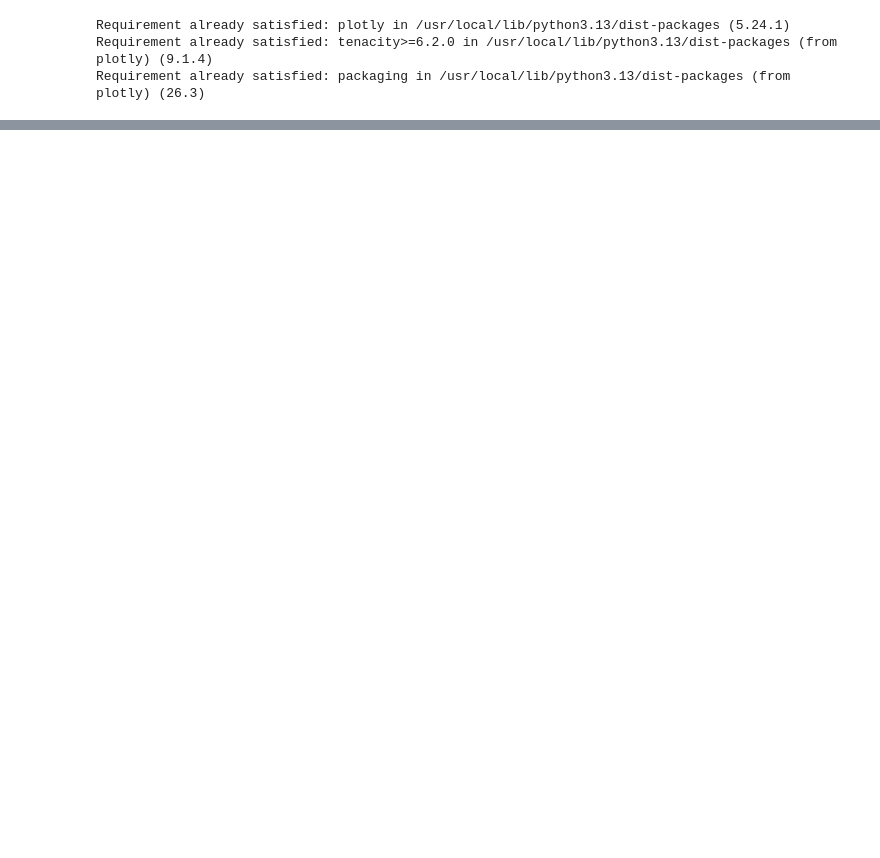
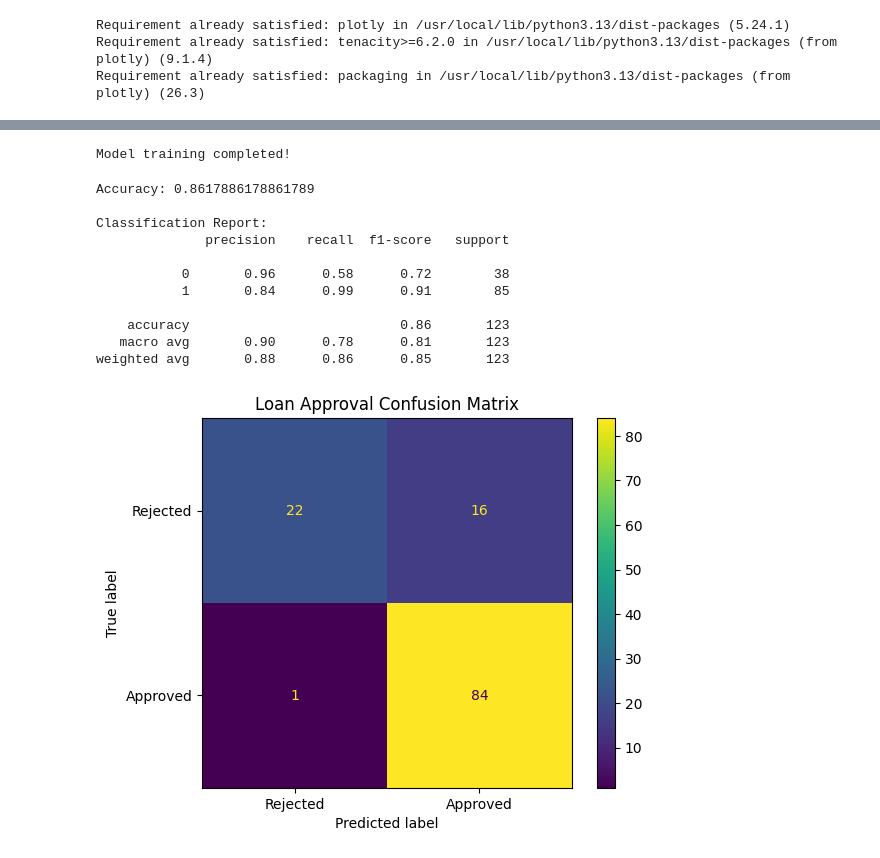
Before and after one commit to loisilobakima/loan_approval_prediction_.ipynb, a Jupyter notebook: loan_approval_prediction_.ipynb, the cells around one changed output, grey strips where cells are left out. Drawn from its saved outputs; the diff is of its cells as text; code cells hidden in the pictures; blank space fills up the shorter version.

```diff
--- a/loan_approval_prediction_.ipynb
+++ b/loan_approval_prediction_.ipynb
@@ -156,0 +337,7 @@ fig.show()
+# %%
+
+df["Credit_History"] = df["Credit_History"].fillna(
+    df["Credit_History"].mode()[0]
+)
+
+print("Missing values:", df["Credit_History"].isnull().sum())
@@ -156,0 +466,50 @@ fig.show()
+# %%
+
+model = Pipeline([
+    ("preprocessor", preprocessor),
+    ("classifier", LogisticRegression(max_iter=1000))
+])
+
+model.fit(X_train, y_train)
+
+y_pred = model.predict(X_test)
+
+print("Model training completed!")
+# %% [output]
+Model training completed!
+# %%
+
+from sklearn.metrics import (
+    accuracy_score,
+    classification_report,
+    confusion_matrix,
+    ConfusionMatrixDisplay
+)
+
+print("Accuracy:", accuracy_score(y_test, y_pred))
+
+print("\nClassification Report:")
+print(classification_report(y_test, y_pred))
+
+cm = confusion_matrix(y_test, y_pred)
+
+ConfusionMatrixDisplay(
+    confusion_matrix=cm,
+    display_labels=["Rejected", "Approved"]
+).plot()
+
+plt.title("Loan Approval Confusion Matrix")
+plt.show()
+# %% [output]
+Accuracy: 0.8617886178861789
+
+Classification Report:
+              precision    recall  f1-score   support
+
+           0       0.96      0.58      0.72        38
+           1       0.84      0.99      0.91        85
+
+    accuracy                           0.86       123
+   macro avg       0.90      0.78      0.81       123
+weighted avg       0.88      0.86      0.85       123
+[figure, added]
```
Also changed, not shown: parts of 24 cells of this notebook.
